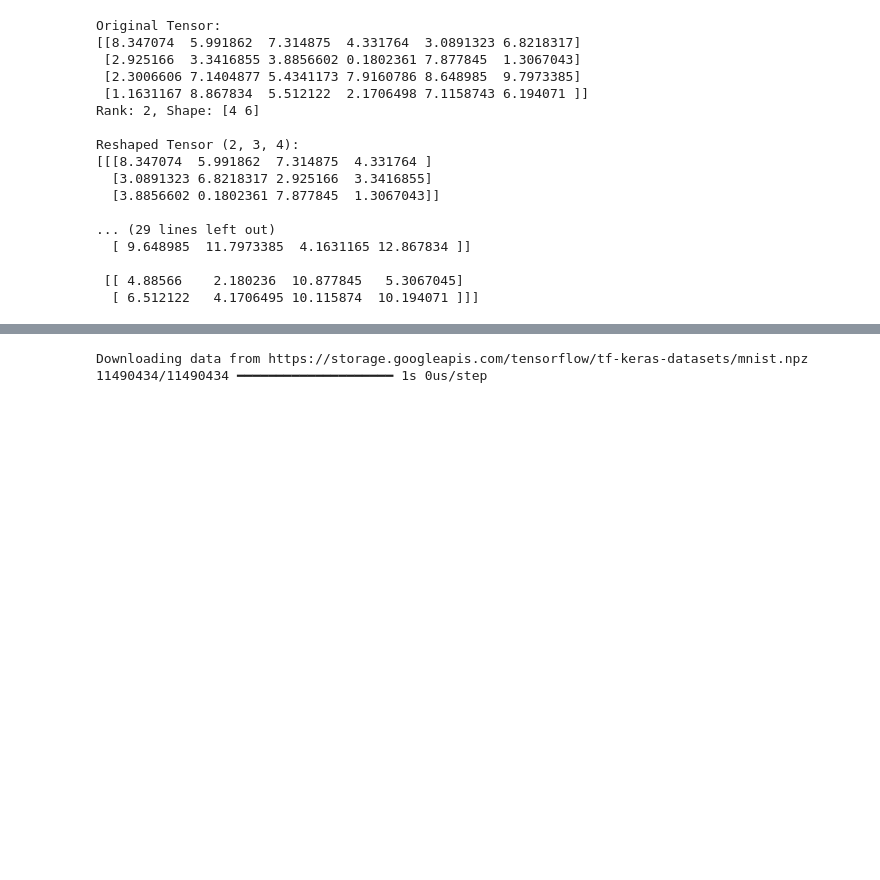
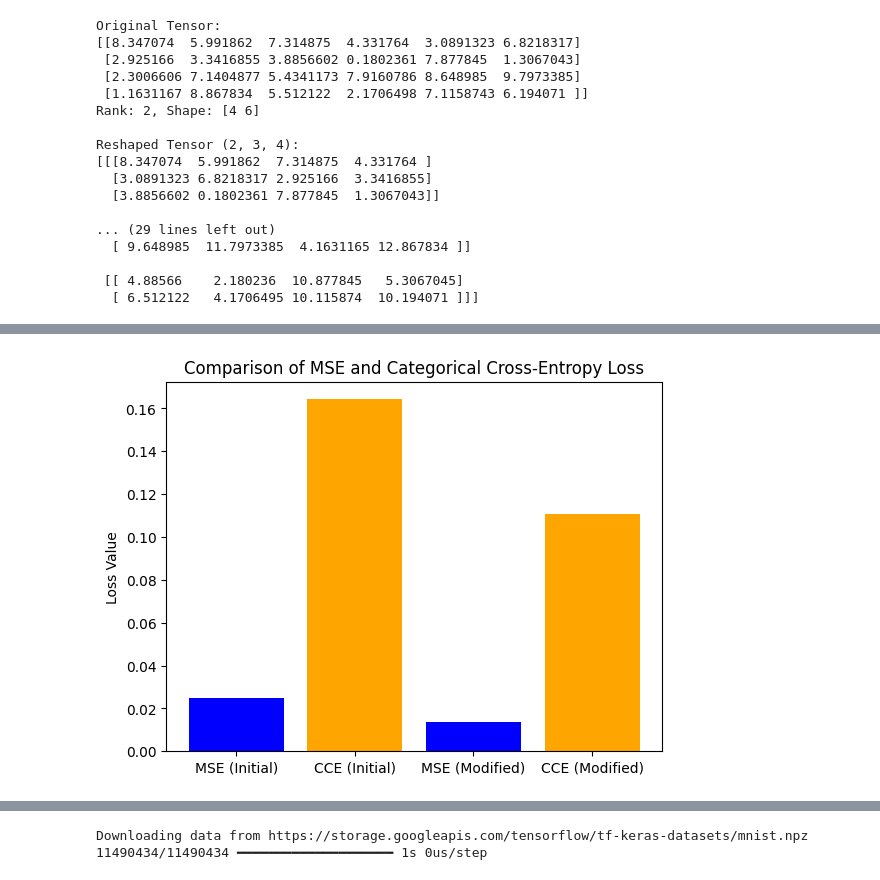
Before and after one commit to satwikakallem/Home_Assignment, a Jupyter notebook: Home_Assignment1.ipynb, the cells around one changed output, grey strips where cells are left out. Cells and saved outputs as stored; diff of their text form; code cells hidden in the pictures; blank space fills up the shorter version.

```diff
--- a/Home_Assignment1.ipynb
+++ b/Home_Assignment1.ipynb
@@ -165,0 +58,44 @@ Modified Categorical Cross-Entropy Loss: 0.2899092435836792
+# %%
+import numpy as np
+import matplotlib.pyplot as plt
+
+# Define true values (y_true) and model predictions (y_pred)
+y_true = np.array([0, 1, 0, 1])  # Example binary true labels for simplicity
+y_pred = np.array([0.1, 0.9, 0.2, 0.8])  # Example initial predictions (probabilities)
+
+# Mean Squared Error (MSE)
+def mean_squared_error(y_true, y_pred):
+    return np.mean((y_true - y_pred) ** 2)
+
+# Categorical Cross-Entropy (CCE) Loss
+def categorical_cross_entropy(y_true, y_pred):
+    epsilon = 1e-15  # to avoid log(0)
+    y_pred = np.clip(y_pred, epsilon, 1 - epsilon)  # Ensure predictions are within a valid range
+    return -np.mean(y_true * np.log(y_pred) + (1 - y_true) * np.log(1 - y_pred))
+
+# Compute the initial loss values
+mse_loss = mean_squared_error(y_true, y_pred)
+cce_loss = categorical_cross_entropy(y_true, y_pred)
+
+# Modify predictions slightly
+y_pred_modified = y_pred + np.random.normal(0, 0.05, size=y_pred.shape)  # Adding small noise
+
+# Compute the modified loss values
+mse_loss_modified = mean_squared_error(y_true, y_pred_modified)
+cce_loss_modified = categorical_cross_entropy(y_true, y_pred_modified)
+
+# Print the results
+print("Initial MSE Loss:", mse_loss)
+print("Initial CCE Loss:", cce_loss)
+print("Modified MSE Loss:", mse_loss_modified)
+print("Modified CCE Loss:", cce_loss_modified)
+
+# Plot the loss values using a bar chart
+labels = ['MSE (Initial)', 'CCE (Initial)', 'MSE (Modified)', 'CCE (Modified)']
+loss_values = [mse_loss, cce_loss, mse_loss_modified, cce_loss_modified]
+
+plt.bar(labels, loss_values, color=['blue', 'orange', 'blue', 'orange'])
+plt.title("Comparison of MSE and Categorical Cross-Entropy Loss")
+plt.ylabel("Loss Value")
+plt.show()
+# %% [output]
@@ -165,0 +106 @@ Modified Categorical Cross-Entropy Loss: 0.2899092435836792
+[figure, added]
```
Also changed, not shown: parts of 4 cells of this notebook.
